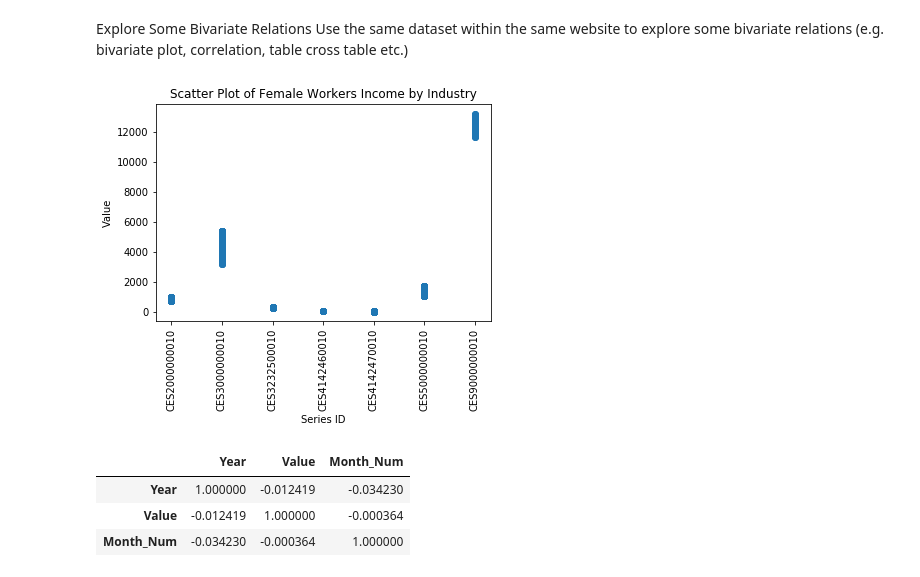
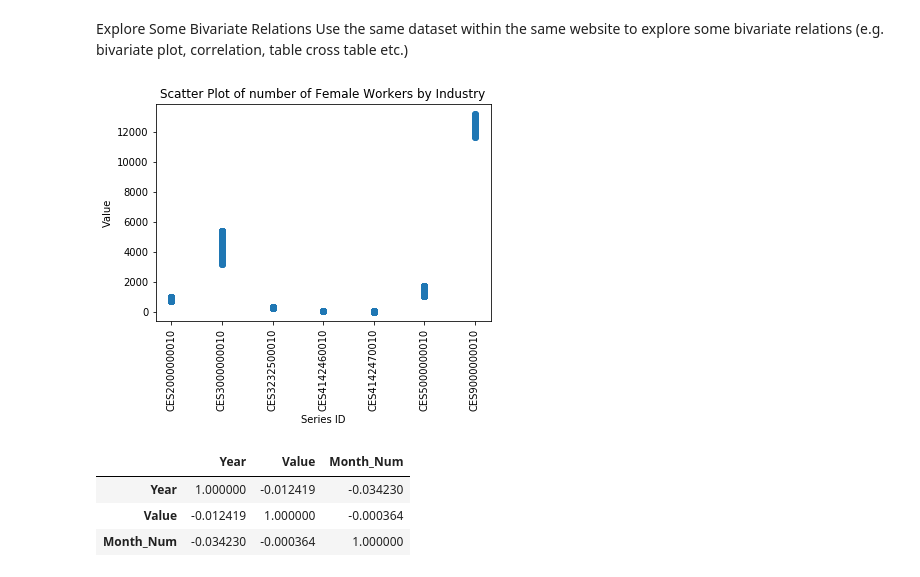
Before and after one commit to ramsey-king/DSC-630-Predictive-Analytics, a Jupyter notebook: KingRamseyWeek1.ipynb, the cells around one changed output. Cells and saved outputs as stored; diff of their text form; code cells hidden in the pictures.

```diff
--- a/KingRamseyWeek1.ipynb
+++ b/KingRamseyWeek1.ipynb
@@ -107,13 +108,13 @@ Use the same dataset within the same website to explore some bivariate relations
 # %%
 # Bivariate plot
 plt.scatter(x=blm_data['Series ID'], y=blm_data['Value'])
-plt.title("Scatter Plot of Female Workers Income by Industry")
+plt.title("Scatter Plot of number of Female Workers by Industry")
 plt.xlabel("Series ID")
 plt.xticks(rotation=90)
 plt.ylabel("Value")
 plt.show()
 # %% [output]
-[figure, old version]
+[figure, new version]
 # %%
 # Correlation
 # Will add a numeric column for months i.e. M01 = 1, M02 = 2, etc.
```
Also changed, not shown: parts of 11 cells of this notebook.
